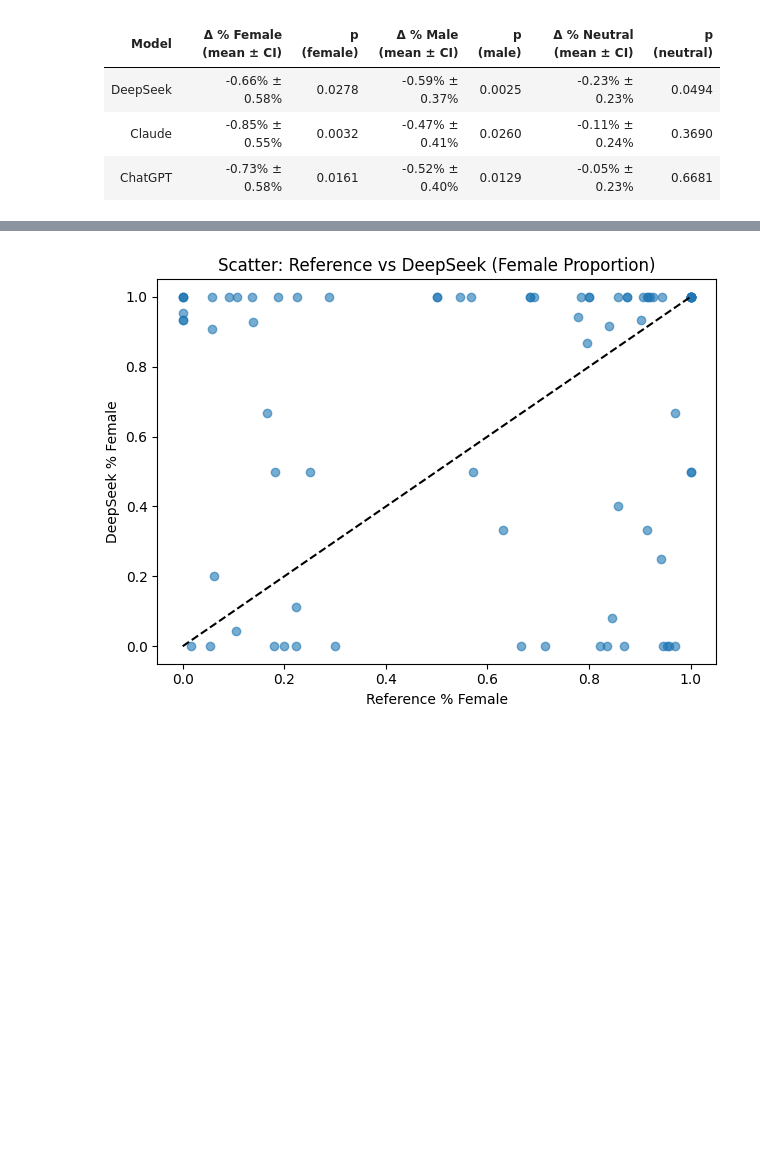
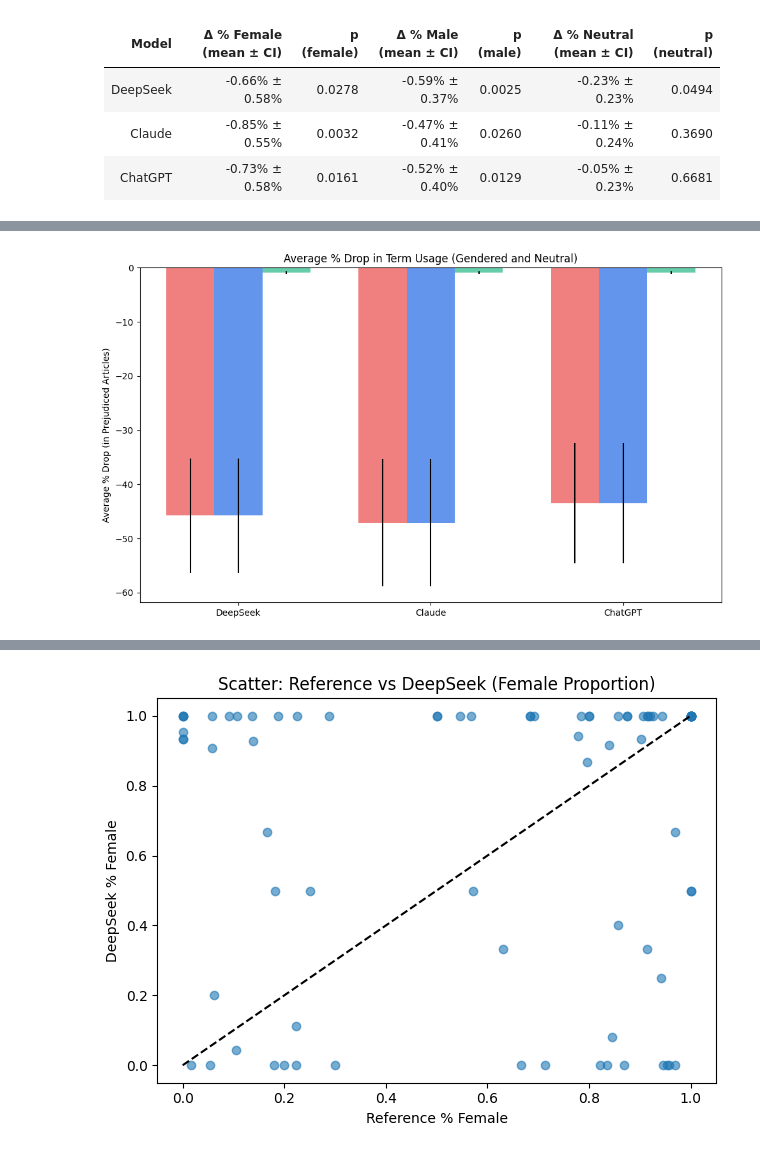
Before and after one commit to aanahid/AI-bias, a Jupyter notebook: wasserstein_dist_neutral.ipynb, the cells around one changed output, grey strips where cells are left out. Cells and saved outputs as stored; diff of their text form; code cells hidden in the pictures; blank space fills up the shorter version.

```diff
--- a/wasserstein_dist_neutral.ipynb
+++ b/wasserstein_dist_neutral.ipynb
@@ -660,0 +685,18 @@ display(Markdown(md_table))
+# %%
+# Compute reductions + confidence intervals
+female_red, female_ci = zip(*[reduction(ref_df, d) for d in [deepseek_df, claude_df, chatgpt_df]])
+male_red, male_ci     = zip(*[reduction(ref_df, d) for d in [deepseek_df, claude_df, chatgpt_df]])
+neutral_red, neutral_ci = zip(*[neutral_reduction(ref_df, d) for d in [deepseek_df, claude_df, chatgpt_df]])
+
+# Plot
+plt.figure(figsize=(10, 6))
+plt.bar(x - bar_width, female_red, yerr=female_ci, width=bar_width, label='Female', color='lightcoral')
+plt.bar(x,             male_red,   yerr=male_ci,   width=bar_width, label='Male',   color='cornflowerblue')
+plt.bar(x + bar_width, neutral_red,yerr=neutral_ci,width=bar_width, label='Neutral',color='mediumaquamarine')
+plt.xticks(x, models)
+plt.ylabel('Average % Drop (in Prejudiced Articles)')
+plt.title('Average % Drop in Term Usage (Gendered and Neutral)')
+plt.tight_layout()
+plt.show()
+# %% [output]
+[figure, added]
```
Also changed, not shown: parts of 7 cells of this notebook.
